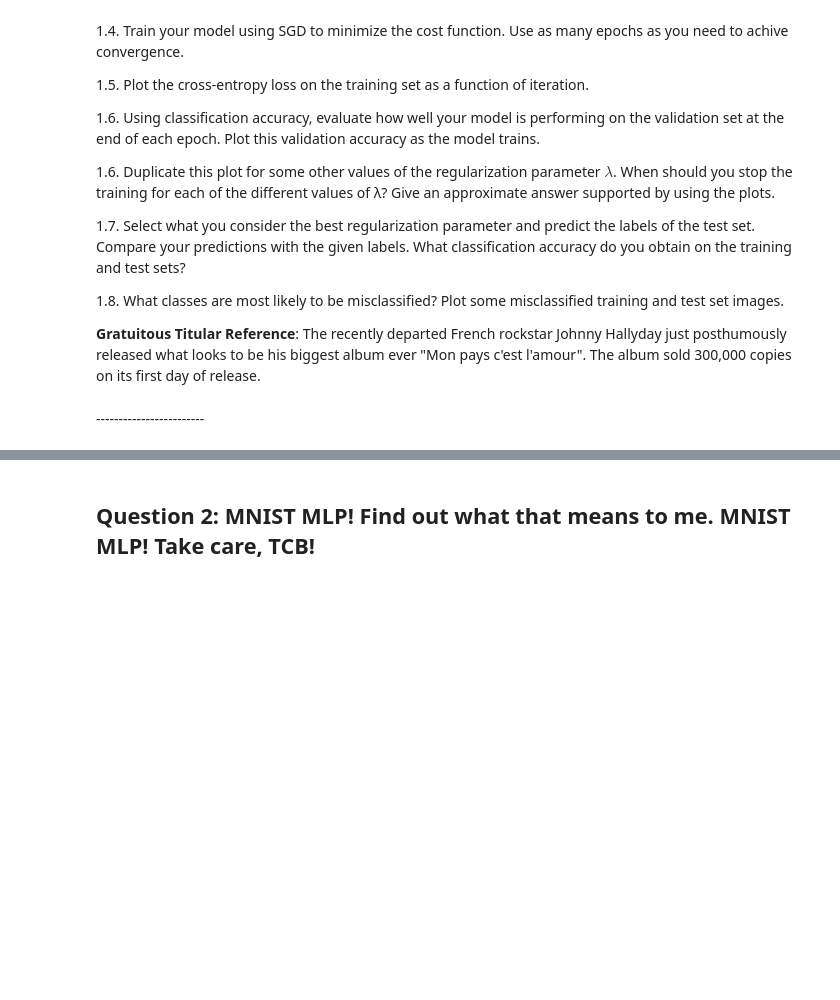
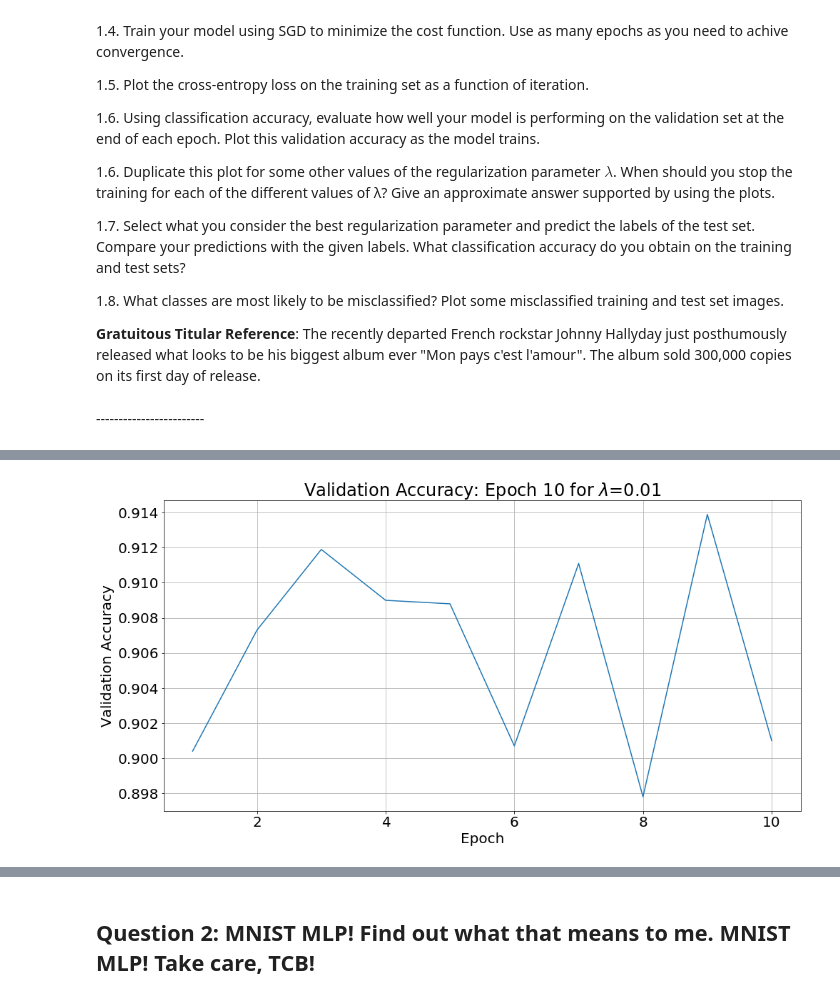
Before and after one commit to IACS-AM-207-Braavos/AM-207, a Jupyter notebook: hw7/AM207_HW7_MSE.ipynb, the cells around one changed output, grey strips where cells are left out. Cells and saved outputs as stored; diff of their text form; code cells hidden in the pictures; blank space fills up the shorter version.

```diff
--- a/hw7/AM207_HW7_MSE.ipynb
+++ b/hw7/AM207_HW7_MSE.ipynb
@@ -85,0 +171,9 @@ Construct and train your classifier using a batch size of 256 examples, a learni
+# %%
+# 1.6a. Using classification accuracy, evaluate how well your model is performing on the validation set
+# at the end of each epoch. Plot this validation accuracy as the model trains.
+
+# Plot done interactively as model trains
+# Here is one version of it
+mnc.viz_validation_loss(epochs-1)
+# %% [output]
+[figure, added]
```
Also changed, not shown: parts of 14 cells of this notebook, 5 other files.
